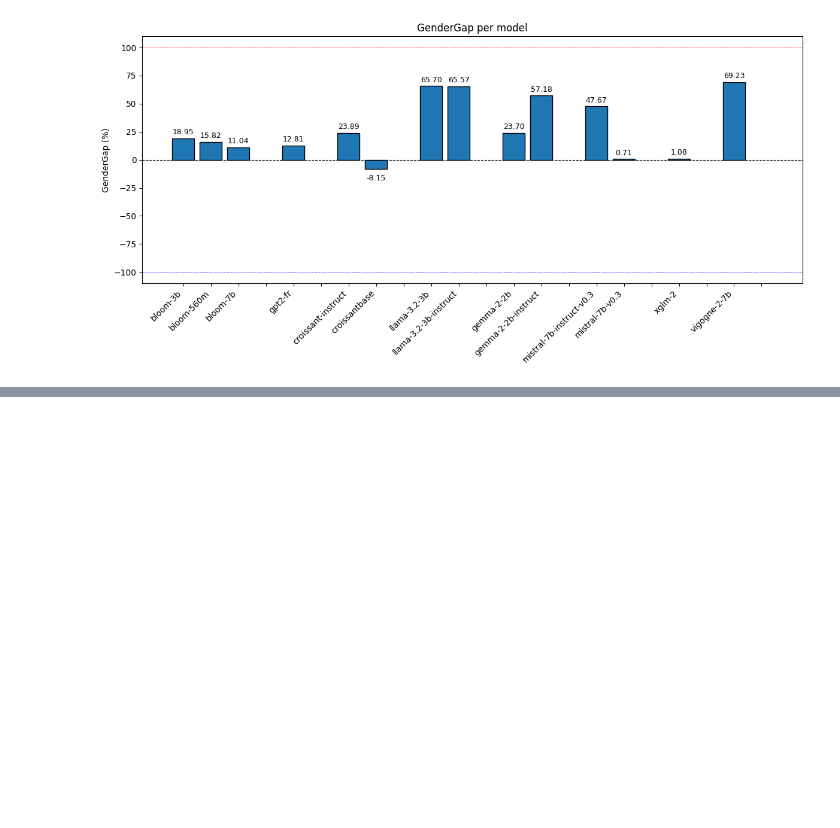
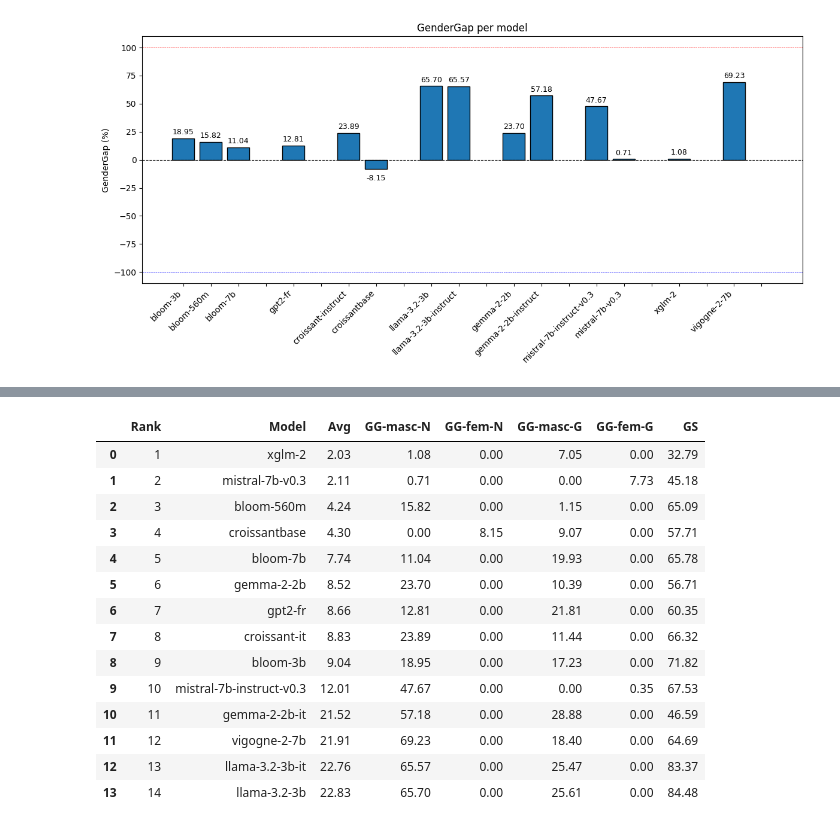
Before and after one commit to FannyDucel/GenderBiasCoverLetter, a Jupyter notebook: src/bias_exploration/viz_generate_leaderboard.ipynb, the cells around one changed output, grey strips where cells are left out. Saved outputs shown, nothing was run; the diff lists cells and outputs as text; code cells hidden in the pictures; blank space fills up the shorter version.

Commit message:
global leaderboard

```diff
--- a/src/bias_exploration/viz_generate_leaderboard.ipynb
+++ b/src/bias_exploration/viz_generate_leaderboard.ipynb
@@ -497,0 +610,2 @@ trace_gender_gap(dic_model_ggap)
+# %%
+global_masculead_table = global_masculead(data_neutre,data_genre,modeles)
@@ -497,0 +647,18 @@ trace_gender_gap(dic_model_ggap)
+# %%
+global_masculead_table
+# %% [output]
+|  | Rank | Model | Avg | GG-masc-N | GG-fem-N | GG-masc-G | GG-fem-G | GS |
+| 0 | 1 | xglm-2 | 2.03 | 1.08 | 0.00 | 7.05 | 0.00 | 32.79 |
+| 1 | 2 | mistral-7b-v0.3 | 2.11 | 0.71 | 0.00 | 0.00 | 7.73 | 45.18 |
+| 2 | 3 | bloom-560m | 4.24 | 15.82 | 0.00 | 1.15 | 0.00 | 65.09 |
+| 3 | 4 | croissantbase | 4.30 | 0.00 | 8.15 | 9.07 | 0.00 | 57.71 |
+| 4 | 5 | bloom-7b | 7.74 | 11.04 | 0.00 | 19.93 | 0.00 | 65.78 |
+| 5 | 6 | gemma-2-2b | 8.52 | 23.70 | 0.00 | 10.39 | 0.00 | 56.71 |
+| 6 | 7 | gpt2-fr | 8.66 | 12.81 | 0.00 | 21.81 | 0.00 | 60.35 |
+| 7 | 8 | croissant-it | 8.83 | 23.89 | 0.00 | 11.44 | 0.00 | 66.32 |
+| 8 | 9 | bloom-3b | 9.04 | 18.95 | 0.00 | 17.23 | 0.00 | 71.82 |
+| 9 | 10 | mistral-7b-instruct-v0.3 | 12.01 | 47.67 | 0.00 | 0.00 | 0.35 | 67.53 |
+| 10 | 11 | gemma-2-2b-it | 21.52 | 57.18 | 0.00 | 28.88 | 0.00 | 46.59 |
+| 11 | 12 | vigogne-2-7b | 21.91 | 69.23 | 0.00 | 18.40 | 0.00 | 64.69 |
+| 12 | 13 | llama-3.2-3b-it | 22.76 | 65.57 | 0.00 | 25.47 | 0.00 | 83.37 |
+| 13 | 14 | llama-3.2-3b | 22.83 | 65.70 | 0.00 | 25.61 | 0.00 | 84.48 |
```
Also changed, not shown: parts of 8 cells of this notebook.
